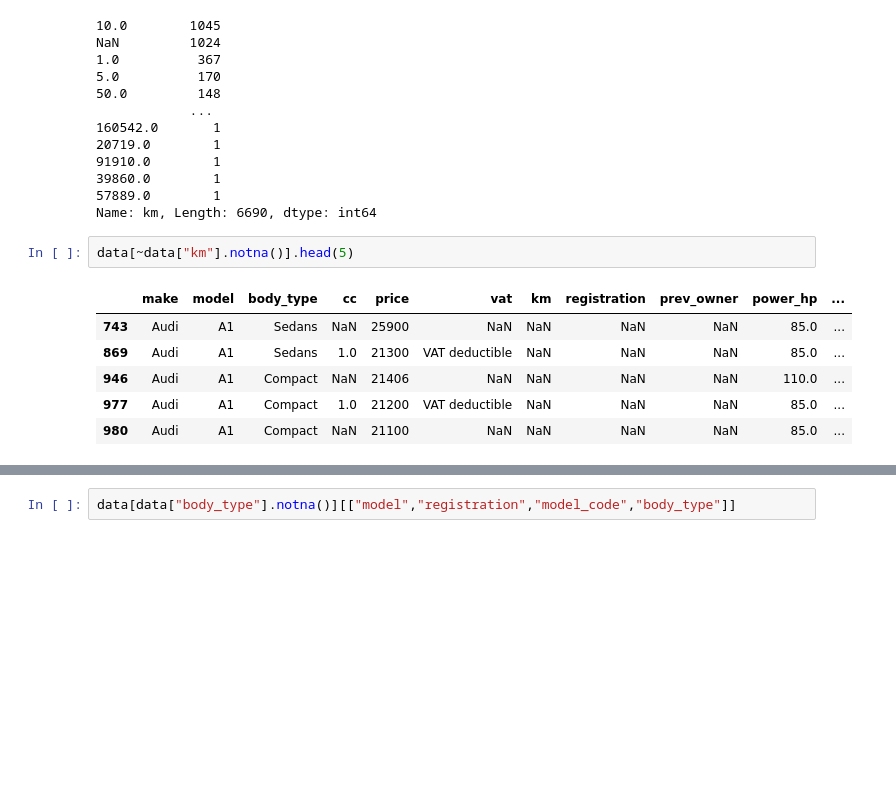
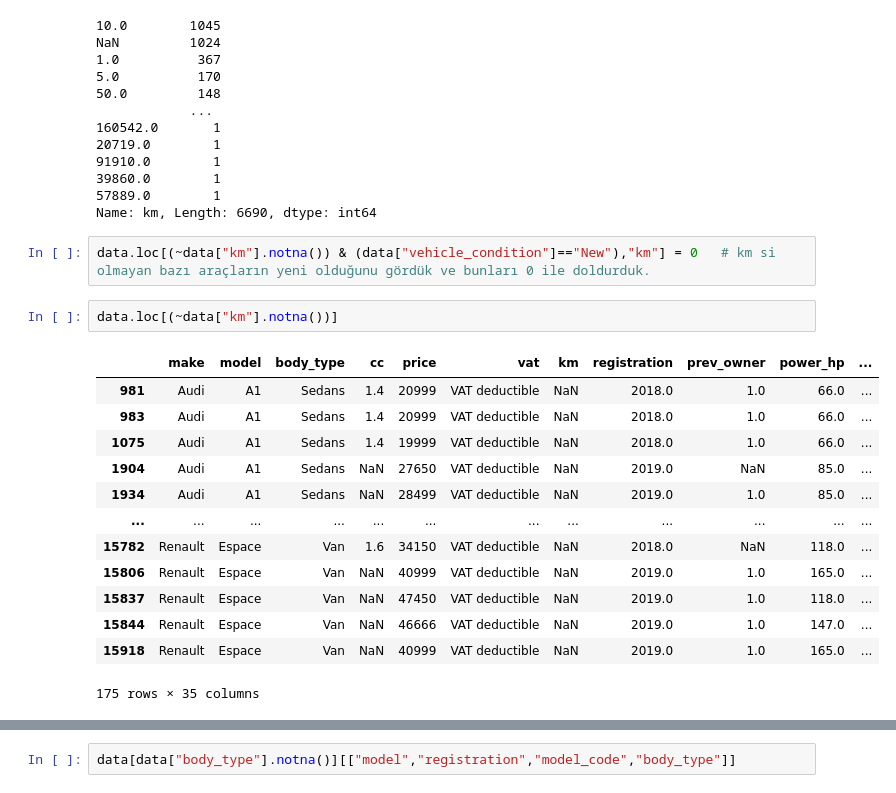
Before and after one commit to StephenKinggg/Data_Science_Course_Repo, a Jupyter notebook: 1. Projects_Assignment/18. DAwPY_Capstone_Project(Auto_Scout)/AutoScout_data_filling.ipynb, the cells around one changed output, grey strips where cells are left out. Saved outputs shown, nothing was run; the diff lists cells and outputs as text; blank space fills up the shorter version.

```diff
--- a/1. Projects_Assignment/18. DAwPY_Capstone_Project(Auto_Scout)/AutoScout_data_filling.ipynb
+++ b/1. Projects_Assignment/18. DAwPY_Capstone_Project(Auto_Scout)/AutoScout_data_filling.ipynb
@@ -189,12 +191,21 @@ NaN         1024
 39860.0        1
 57889.0        1
 Name: km, Length: 6690, dtype: int64
-# %%
-data[~data["km"].notna()].head(5)
-# %% [output]
-|  | make | model | body_type | cc | price | vat | km | registration | prev_owner | power_hp | ... |
-| 743 | Audi | A1 | Sedans | NaN | 25900 | NaN | NaN | NaN | NaN | 85.0 | ... |
-| 869 | Audi | A1 | Sedans | 1.0 | 21300 | VAT deductible | NaN | NaN | NaN | 85.0 | ... |
-| 946 | Audi | A1 | Compact | NaN | 21406 | NaN | NaN | NaN | NaN | 110.0 | ... |
-| 977 | Audi | A1 | Compact | 1.0 | 21200 | VAT deductible | NaN | NaN | NaN | 85.0 | ... |
-| 980 | Audi | A1 | Compact | NaN | 21100 | NaN | NaN | NaN | NaN | 85.0 | ... |
+# %%
+data.loc[(~data["km"].notna()) & (data["vehicle_condition"]=="New"),"km"] = 0   # km si olmayan bazı araçların yeni olduğunu gördük ve bunları 0 ile doldurduk.
+# %%
+data.loc[(~data["km"].notna())]
+# %% [output]
+|  | make | model | body_type | cc | price | vat | km | registration | prev_owner | power_hp | ... |
+| 981 | Audi | A1 | Sedans | 1.4 | 20999 | VAT deductible | NaN | 2018.0 | 1.0 | 66.0 | ... |
+| 983 | Audi | A1 | Sedans | 1.4 | 20999 | VAT deductible | NaN | 2018.0 | 1.0 | 66.0 | ... |
+| 1075 | Audi | A1 | Sedans | 1.4 | 19999 | VAT deductible | NaN | 2018.0 | 1.0 | 66.0 | ... |
+| 1904 | Audi | A1 | Sedans | NaN | 27650 | VAT deductible | NaN | 2019.0 | NaN | 85.0 | ... |
+| 1934 | Audi | A1 | Sedans | NaN | 28499 | VAT deductible | NaN | 2019.0 | 1.0 | 85.0 | ... |
+| ... | ... | ... | ... | ... | ... | ... | ... | ... | ... | ... | ... |
+| 15782 | Renault | Espace | Van | 1.6 | 34150 | VAT deductible | NaN | 2018.0 | NaN | 118.0 | ... |
+| 15806 | Renault | Espace | Van | NaN | 40999 | VAT deductible | NaN | 2019.0 | 1.0 | 165.0 | ... |
+| 15837 | Renault | Espace | Van | NaN | 47450 | VAT deductible | NaN | 2019.0 | 1.0 | 118.0 | ... |
+| 15844 | Renault | Espace | Van | NaN | 46666 | VAT deductible | NaN | 2019.0 | 1.0 | 147.0 | ... |
+| 15918 | Renault | Espace | Van | NaN | 40999 | VAT deductible | NaN | 2019.0 | 1.0 | 165.0 | ... |
+175 rows × 35 columns
```
Also changed, not shown: parts of 16 cells of this notebook.
